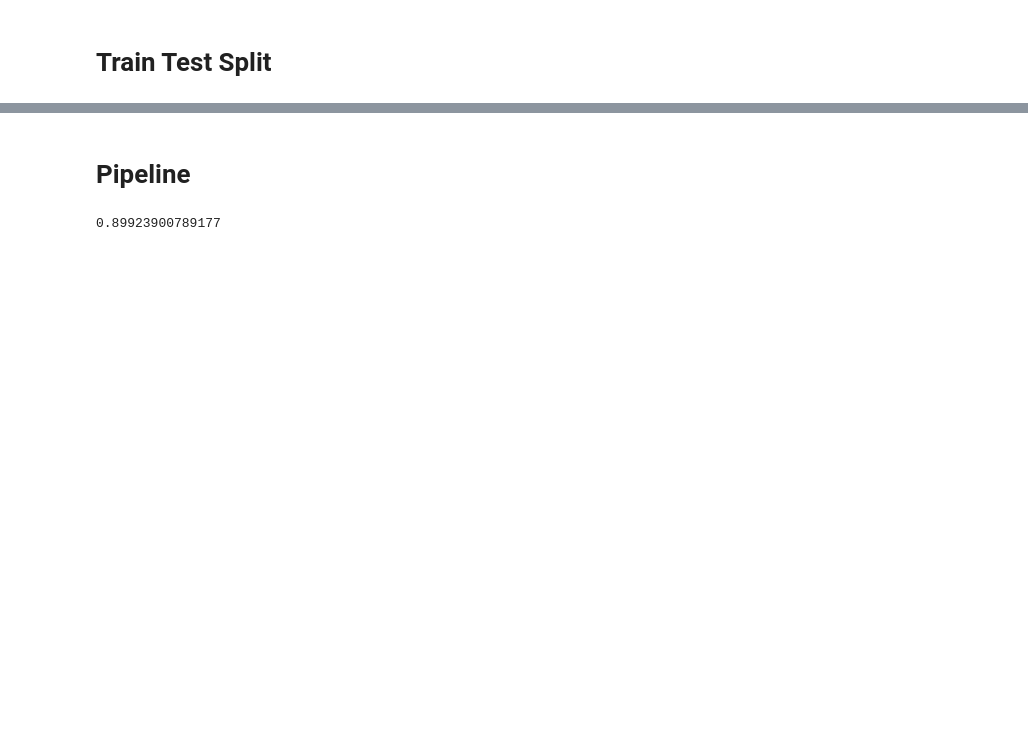
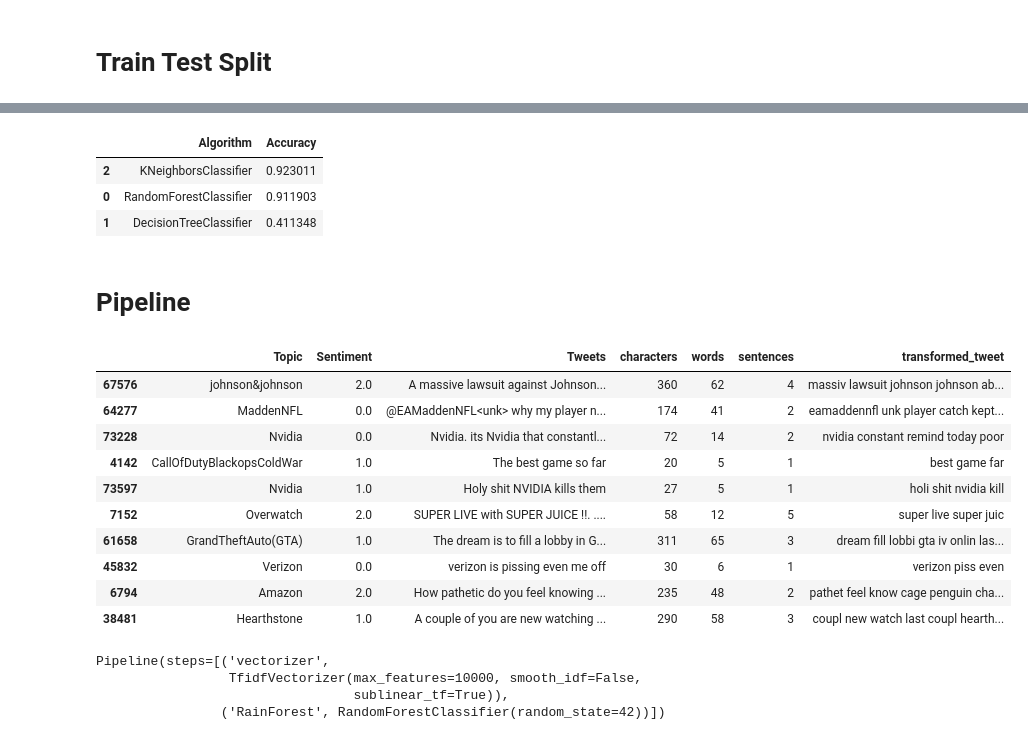
Before and after one commit to SOGeKING-NUL/Sentiment-Analysis-Twitter-, a Jupyter notebook: sentiment-analysis-twitter.ipynb, the cells around one changed output, grey strips where cells are left out. Cells and saved outputs as stored; diff of their text form; code cells hidden in the pictures; blank space fills up the shorter version.

```diff
--- a/sentiment-analysis-twitter.ipynb
+++ b/sentiment-analysis-twitter.ipynb
@@ -418,0 +470,8 @@ y_test.shape
+# %%
+best_algo= pd.DataFrame({'Algorithm': clfs.keys(), 'Accuracy': accuracy_scores}).sort_values('Accuracy', ascending=False)
+best_algo
+# %% [output]
+|  | Algorithm | Accuracy |
+| 2 | KNeighborsClassifier | 0.923011 |
+| 0 | RandomForestClassifier | 0.911903 |
+| 1 | DecisionTreeClassifier | 0.411348 |
@@ -444,14 +481,0 @@ clfs={
-# %%
-#mkaing the pipeline and encoding X
-accuracy_scores= []
-precision_scores= []
-
-
-for name, clf in clf.items():
-
-    clf.fit(X_train,y_train)
-    y_pred = clf.predict(X_test)
-    accuracy_scores.append(accuracy_score(y_test, y_pred))
-    precision_scores.append(precision_score(y_test, y_pred))
-# %% [output]
-0.89923900789177
@@ -460,0 +482,14 @@ best_algo
+# %%
+df.sample(10)
+# %% [output]
+|  | Topic | Sentiment | Tweets | characters | words | sentences | transformed_tweet |
+| 67576 | johnson&johnson | 2.0 | A massive lawsuit against Johnson... | 360 | 62 | 4 | massiv lawsuit johnson johnson ab... |
+| 64277 | MaddenNFL | 0.0 | @EAMaddenNFL<unk> why my player n... | 174 | 41 | 2 | eamaddennfl unk player catch kept... |
+| 73228 | Nvidia | 0.0 | Nvidia. its Nvidia that constantl... | 72 | 14 | 2 | nvidia constant remind today poor |
+| 4142 | CallOfDutyBlackopsColdWar | 1.0 | The best game so far | 20 | 5 | 1 | best game far |
+| 73597 | Nvidia | 1.0 | Holy shit NVIDIA kills them | 27 | 5 | 1 | holi shit nvidia kill |
+| 7152 | Overwatch | 2.0 | SUPER LIVE with SUPER JUICE !!. .... | 58 | 12 | 5 | super live super juic |
+| 61658 | GrandTheftAuto(GTA) | 1.0 | The dream is to fill a lobby in G... | 311 | 65 | 3 | dream fill lobbi gta iv onlin las... |
+| 45832 | Verizon | 0.0 | verizon is pissing even me off | 30 | 6 | 1 | verizon piss even |
+| 6794 | Amazon | 2.0 | How pathetic do you feel knowing ... | 235 | 48 | 2 | pathet feel know cage penguin cha... |
+| 38481 | Hearthstone | 1.0 | A couple of you are new watching ... | 290 | 58 | 3 | coupl new watch last coupl hearth... |
@@ -460,0 +507,7 @@ best_algo
+# %%
+pipe.fit(X_train, y_train)
+# %% [output]
+Pipeline(steps=[('vectorizer',
+                 TfidfVectorizer(max_features=10000, smooth_idf=False,
+                                 sublinear_tf=True)),
+                ('RainForest', RandomForestClassifier(random_state=42))])
```
Also changed, not shown: parts of 52 cells of this notebook, 1 other file.
